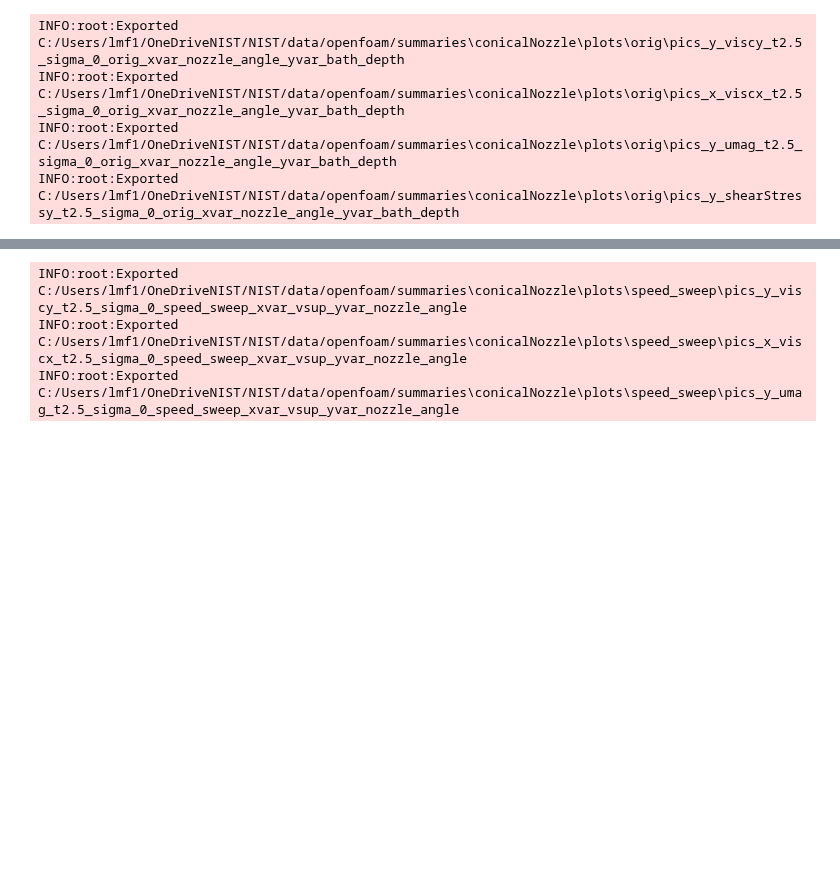
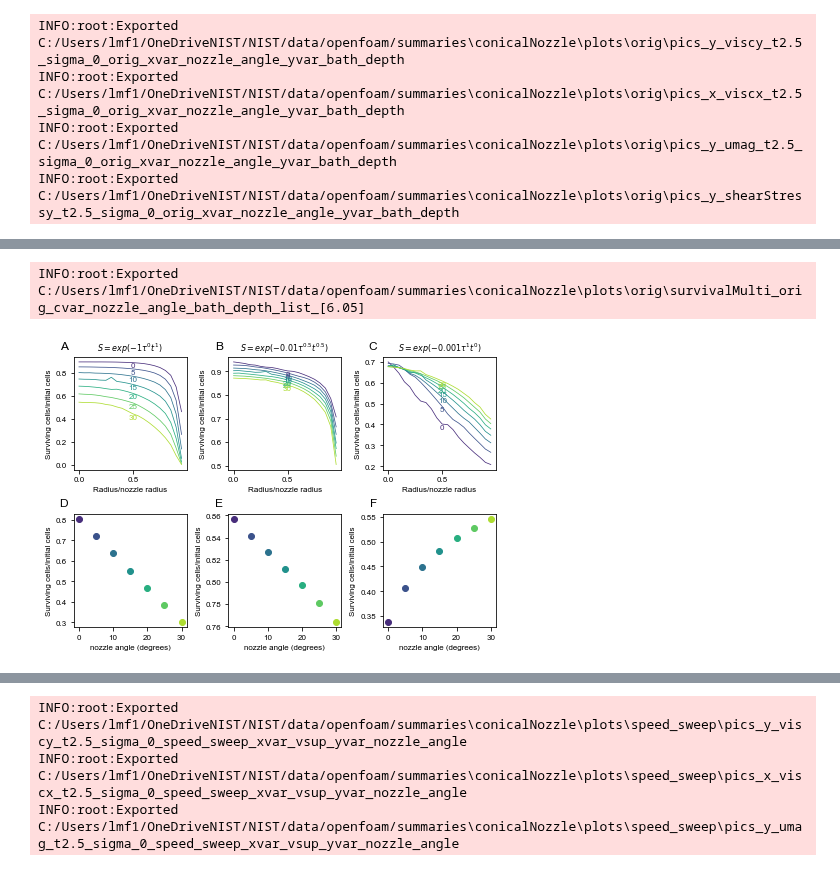
Before and after one commit to usnistgov/openfoamEmbedded3DP, a Jupyter notebook: pythonscripts/interfacemetrics_conicalNozzle.ipynb, the cells around one changed output, grey strips where cells are left out. Cells and saved outputs as stored; diff of their text form; code cells hidden in the pictures; blank space fills up the shorter version.

```diff
--- a/pythonscripts/interfacemetrics_conicalNozzle.ipynb
+++ b/pythonscripts/interfacemetrics_conicalNozzle.ipynb
@@ -133,0 +141,5 @@ INFO:root:Exported C:/Users/lmf1/OneDriveNIST/NIST/data/openfoam/summaries\conic
+# %%
+survivalRMultiRow(TOPFOLDERS[0], EXPORTFOLDER, cvar='nozzle_angle', bath_depth_list=[6.05], overwrite=True)
+# %% [output]
+INFO:root:Exported C:/Users/lmf1/OneDriveNIST/NIST/data/openfoam/summaries\conicalNozzle\plots\orig\survivalMulti_orig_cvar_nozzle_angle_bath_depth_list_[6.05]
+[figure, added]
```
Also changed, not shown: parts of 22 cells of this notebook, 13 other files.
